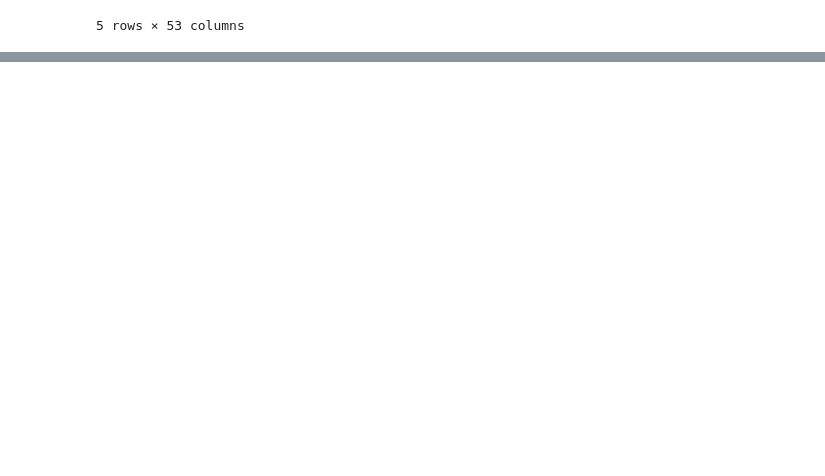
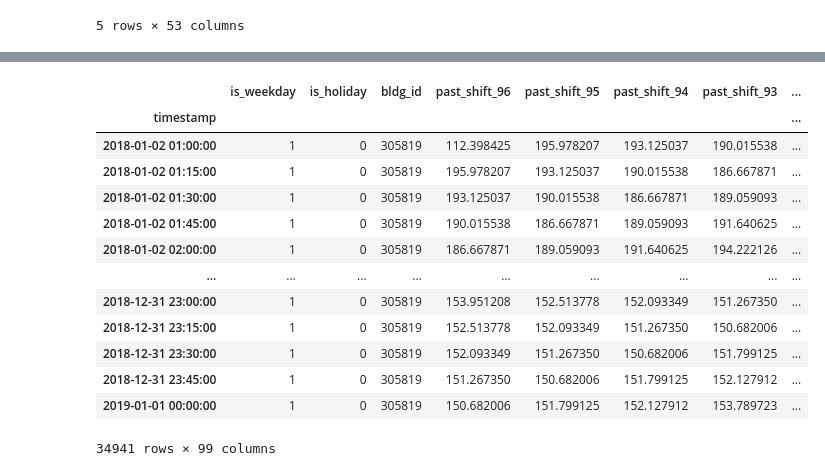
Before and after one commit to mainoahmuna/FermataEnergy_BTTStudio, a Jupyter notebook: src/baseline_models/PersistanceModel.ipynb, the cells around one changed output, grey strips where cells are left out. Cells and saved outputs as stored; diff of their text form; code cells hidden in the pictures; blank space fills up the shorter version.

Commit message:
updated persistence model to follow standard model structure and to use {n_samples x 96} shape for the features and label.

```diff
--- a/src/baseline_models/PersistanceModel.ipynb
+++ b/src/baseline_models/PersistanceModel.ipynb
@@ -121,0 +112,30 @@ Average SMAPE across all buildings: 18.94%
+# %%
+bldg_ids = [bldg for bldg in df_metadata['bldg_id']]
+train_ids, test_ids = train_test_split(bldg_ids, test_size = 0.2)
+
+model = PersistenceModel()
+
+features = ['load', 'is_weekday', 'is_holiday', 'bldg_id']
+label = ['load']
+
+train_smapes = []
+
+for bldg in train_ids:
+    X_train, Y_train = model.prep_features_and_label(bldg)
+    model.fit(X_train, Y_train)
+    prediction_train = model.predict(X_train)
+    train_smape = calculate_smape(actual=Y_train, predicted=prediction_train)
+    train_smapes.append(train_smape)
+
+avg_train_smape = np.mean(train_smapes)
+
+test_smapes = []
+
+for bldg in test_ids:
+    X_test, Y_test = model.prep_features_and_label(bldg)
+    model.fit(X_test, Y_test)
+    prediction_test = model.predict(X_test)
+    test_smape = calculate_smape(actual=Y_test, predicted=prediction_test)
+    test_smapes.append(test_smape)
+
+avg_test_smape = np.mean(test_smapes)
@@ -121,0 +150,7 @@ Average SMAPE across all buildings: 18.94%
+# %%
+sample_model = PersistenceModel()
+X_sample, Y_sample = model.prep_features_and_label(df_metadata['bldg_id'][1])
+sample_model.fit(X_sample, Y_sample)
+sample_prediction = sample_model.predict(X_sample)
+sample_smape = calculate_smape(actual=Y_sample, predicted=sample_prediction)
+print(f'sample_smape: {sample_smape}')
@@ -121,0 +176,17 @@ Average SMAPE across all buildings: 18.94%
+# %%
+X_sample.dropna()
+# %% [output]
+|  | is_weekday | is_holiday | bldg_id | past_shift_96 | past_shift_95 | past_shift_94 | past_shift_93 | ... |
+| timestamp |  |  |  |  |  |  |  | ... |
+| 2018-01-02 01:00:00 | 1 | 0 | 305819 | 112.398425 | 195.978207 | 193.125037 | 190.015538 | ... |
+| 2018-01-02 01:15:00 | 1 | 0 | 305819 | 195.978207 | 193.125037 | 190.015538 | 186.667871 | ... |
+| 2018-01-02 01:30:00 | 1 | 0 | 305819 | 193.125037 | 190.015538 | 186.667871 | 189.059093 | ... |
+| 2018-01-02 01:45:00 | 1 | 0 | 305819 | 190.015538 | 186.667871 | 189.059093 | 191.640625 | ... |
+| 2018-01-02 02:00:00 | 1 | 0 | 305819 | 186.667871 | 189.059093 | 191.640625 | 194.222126 | ... |
+| ... | ... | ... | ... | ... | ... | ... | ... | ... |
+| 2018-12-31 23:00:00 | 1 | 0 | 305819 | 153.951208 | 152.513778 | 152.093349 | 151.267350 | ... |
+| 2018-12-31 23:15:00 | 1 | 0 | 305819 | 152.513778 | 152.093349 | 151.267350 | 150.682006 | ... |
+| 2018-12-31 23:30:00 | 1 | 0 | 305819 | 152.093349 | 151.267350 | 150.682006 | 151.799125 | ... |
+| 2018-12-31 23:45:00 | 1 | 0 | 305819 | 151.267350 | 150.682006 | 151.799125 | 152.127912 | ... |
+| 2019-01-01 00:00:00 | 1 | 0 | 305819 | 150.682006 | 151.799125 | 152.127912 | 153.789723 | ... |
+34941 rows × 99 columns
```
Also changed, not shown: parts of 16 cells of this notebook.
